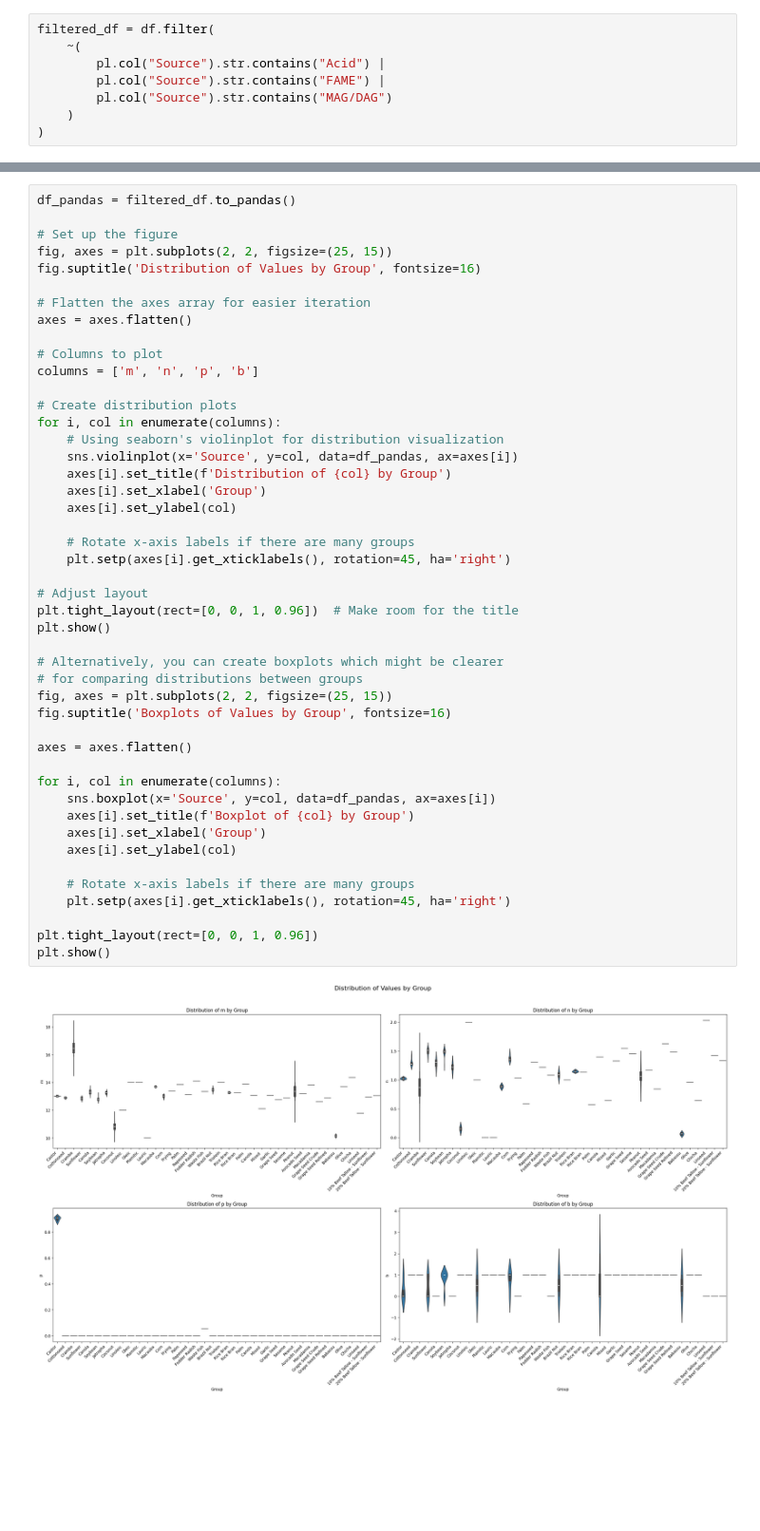
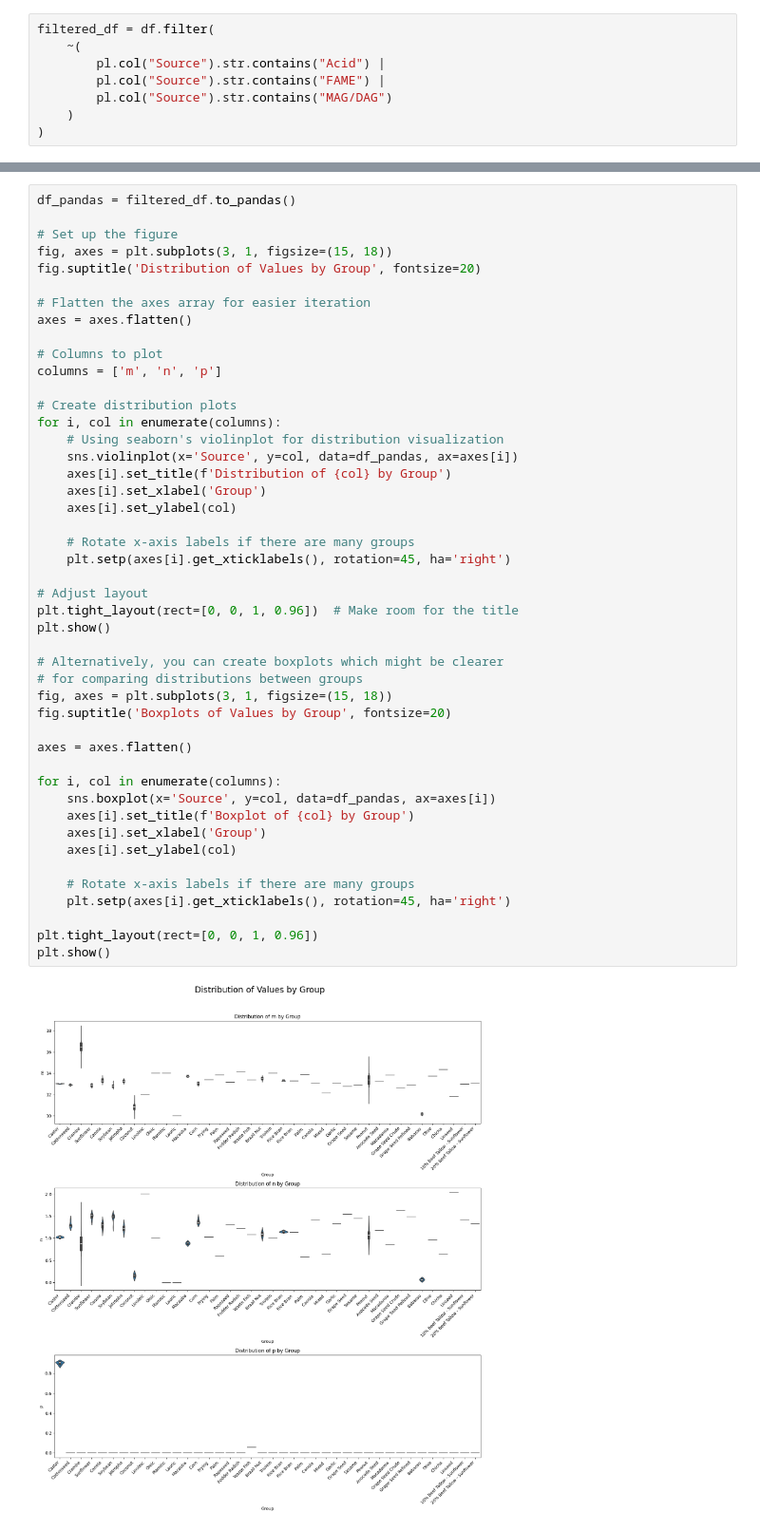
Before and after one commit to Juandhb99/ThermOleo, a Jupyter notebook: SensitivityAnalysis/sources_analysis.ipynb, the cells around one changed output, grey strips where cells are left out. Shown: that part at 95% size. Drawn from its saved outputs; the diff is of its cells as text; blank space fills up the shorter version.

```diff
--- a/SensitivityAnalysis/sources_analysis.ipynb
+++ b/SensitivityAnalysis/sources_analysis.ipynb
@@ -53,47 +93,47 @@ shape: (40, 5)
 df_pandas = filtered_df.to_pandas()
 
 # Set up the figure
-fig, axes = plt.subplots(2, 2, figsize=(25, 15))
-fig.suptitle('Distribution of Values by Group', fontsize=16)
+fig, axes = plt.subplots(3, 1, figsize=(15, 18))
+fig.suptitle('Distribution of Values by Group', fontsize=20)
 
 # Flatten the axes array for easier iteration
 axes = axes.flatten()
 
 # Columns to plot
-columns = ['m', 'n', 'p', 'b']
+columns = ['m', 'n', 'p']
 
 # Create distribution plots
 for i, col in enumerate(columns):
     # Using seaborn's violinplot for distribution visualization
     sns.violinplot(x='Source', y=col, data=df_pandas, ax=axes[i])
     axes[i].set_title(f'Distribution of {col} by Group')
     axes[i].set_xlabel('Group')
     axes[i].set_ylabel(col)
 
     # Rotate x-axis labels if there are many groups
     plt.setp(axes[i].get_xticklabels(), rotation=45, ha='right')
 
 # Adjust layout
 plt.tight_layout(rect=[0, 0, 1, 0.96])  # Make room for the title
 plt.show()
 
 # Alternatively, you can create boxplots which might be clearer
 # for comparing distributions between groups
-fig, axes = plt.subplots(2, 2, figsize=(25, 15))
-fig.suptitle('Boxplots of Values by Group', fontsize=16)
+fig, axes = plt.subplots(3, 1, figsize=(15, 18))
+fig.suptitle('Boxplots of Values by Group', fontsize=20)
 
 axes = axes.flatten()
 
 for i, col in enumerate(columns):
     sns.boxplot(x='Source', y=col, data=df_pandas, ax=axes[i])
     axes[i].set_title(f'Boxplot of {col} by Group')
     axes[i].set_xlabel('Group')
     axes[i].set_ylabel(col)
 
     # Rotate x-axis labels if there are many groups
     plt.setp(axes[i].get_xticklabels(), rotation=45, ha='right')
 
 plt.tight_layout(rect=[0, 0, 1, 0.96])
 plt.show()
 # %% [output]
-[figure, old version]
+[figure, new version]
```
Also changed, not shown: parts of 4 cells of this notebook.
